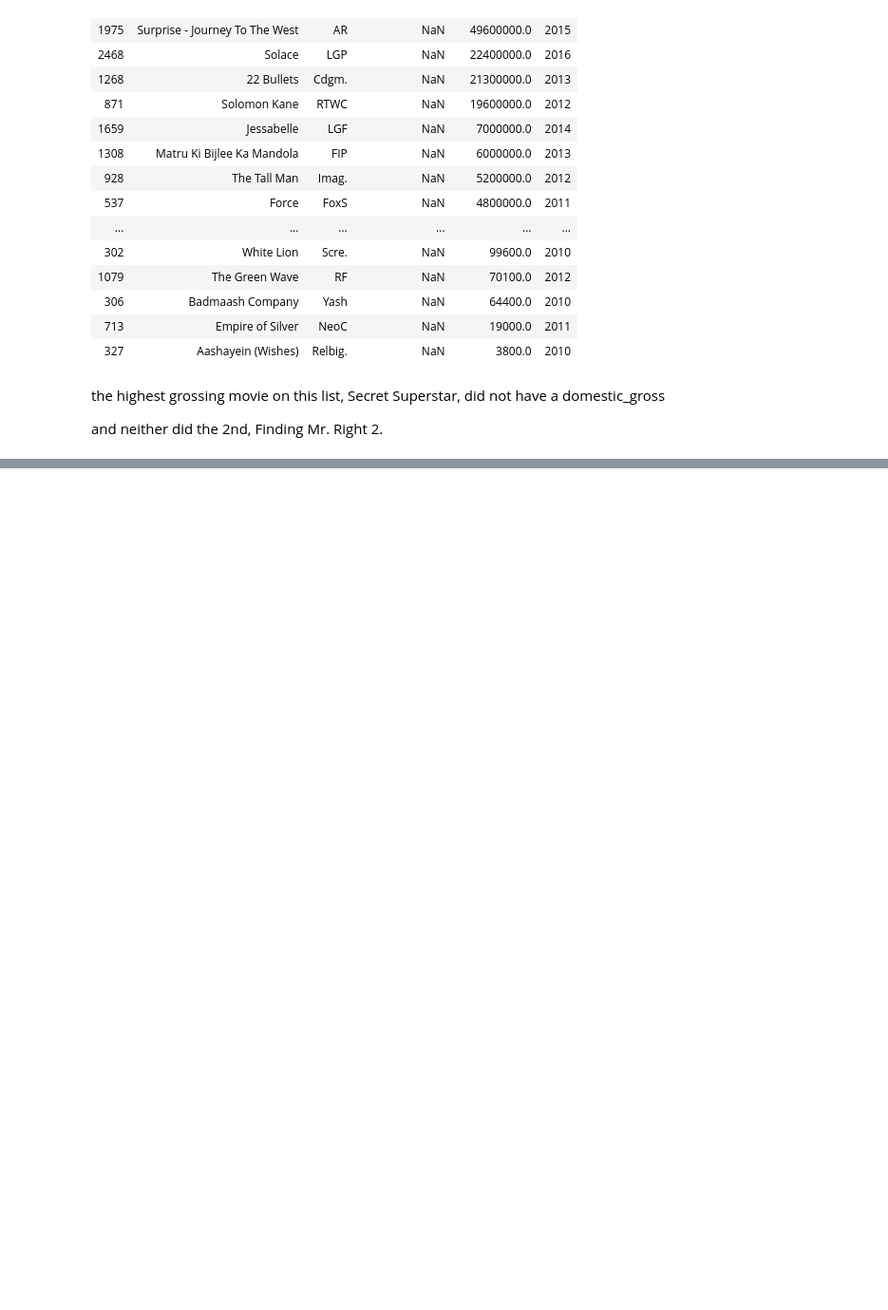
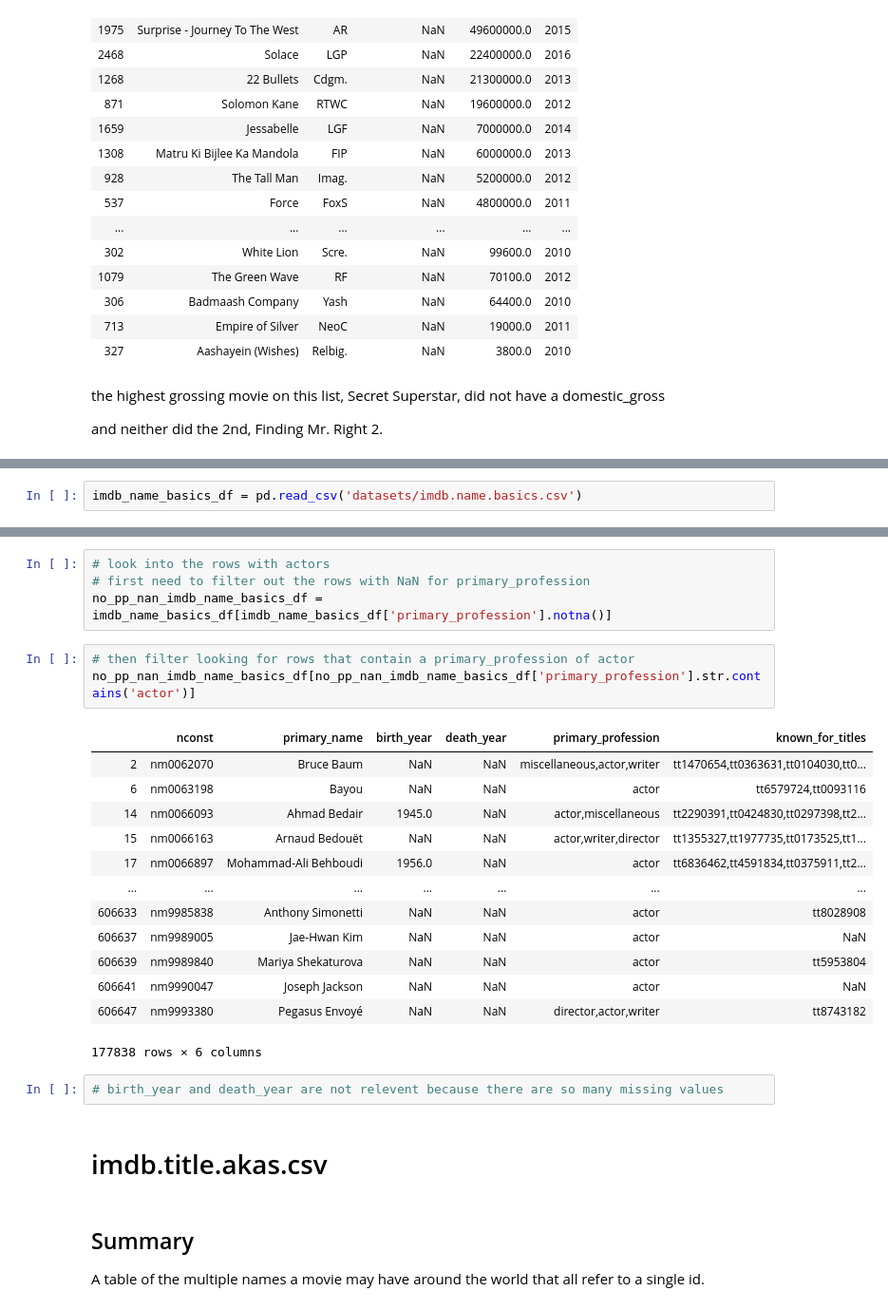
Before and after one commit to merb92/movie-industry-eda, a Jupyter notebook: index.ipynb, the cells around one changed output, grey strips where cells are left out. Shown: that part at 95% size. Cells and saved outputs as stored; diff of their text form; blank space fills up the shorter version.

```diff
--- a/index.ipynb
+++ b/index.ipynb
@@ -122,0 +165,2 @@ TypeError: unsupported operand type(s) for +: 'float' and 'str'
+# %%
+imdb_name_basics_df = pd.read_csv('datasets/imdb.name.basics.csv')
@@ -122,0 +195,29 @@ TypeError: unsupported operand type(s) for +: 'float' and 'str'
+# %%
+# look into the rows with actors
+# first need to filter out the rows with NaN for primary_profession
+no_pp_nan_imdb_name_basics_df = imdb_name_basics_df[imdb_name_basics_df['primary_profession'].notna()]
+# %%
+# then filter looking for rows that contain a primary_profession of actor
+no_pp_nan_imdb_name_basics_df[no_pp_nan_imdb_name_basics_df['primary_profession'].str.contains('actor')]
+# %% [output]
+|  | nconst | primary_name | birth_year | death_year | primary_profession | known_for_titles |
+| 2 | nm0062070 | Bruce Baum | NaN | NaN | miscellaneous,actor,writer | tt1470654,tt0363631,tt0104030,tt0... |
+| 6 | nm0063198 | Bayou | NaN | NaN | actor | tt6579724,tt0093116 |
+| 14 | nm0066093 | Ahmad Bedair | 1945.0 | NaN | actor,miscellaneous | tt2290391,tt0424830,tt0297398,tt2... |
+| 15 | nm0066163 | Arnaud Bedouët | NaN | NaN | actor,writer,director | tt1355327,tt1977735,tt0173525,tt1... |
+| 17 | nm0066897 | Mohammad-Ali Behboudi | 1956.0 | NaN | actor | tt6836462,tt4591834,tt0375911,tt2... |
+| ... | ... | ... | ... | ... | ... | ... |
+| 606633 | nm9985838 | Anthony Simonetti | NaN | NaN | actor | tt8028908 |
+| 606637 | nm9989005 | Jae-Hwan Kim | NaN | NaN | actor | NaN |
+| 606639 | nm9989840 | Mariya Shekaturova | NaN | NaN | actor | tt5953804 |
+| 606641 | nm9990047 | Joseph Jackson | NaN | NaN | actor | NaN |
+| 606647 | nm9993380 | Pegasus Envoyé | NaN | NaN | director,actor,writer | tt8743182 |
+177838 rows × 6 columns
+# %%
+# birth_year and death_year are not relevent because there are so many missing values
+# %% [markdown]
+# imdb.title.akas.csv
+# %% [markdown]
+## Summary
+
+A table of the multiple names a movie may have around the world that all refer to a single id.
```
Also changed, not shown: parts of 94 cells of this notebook.
